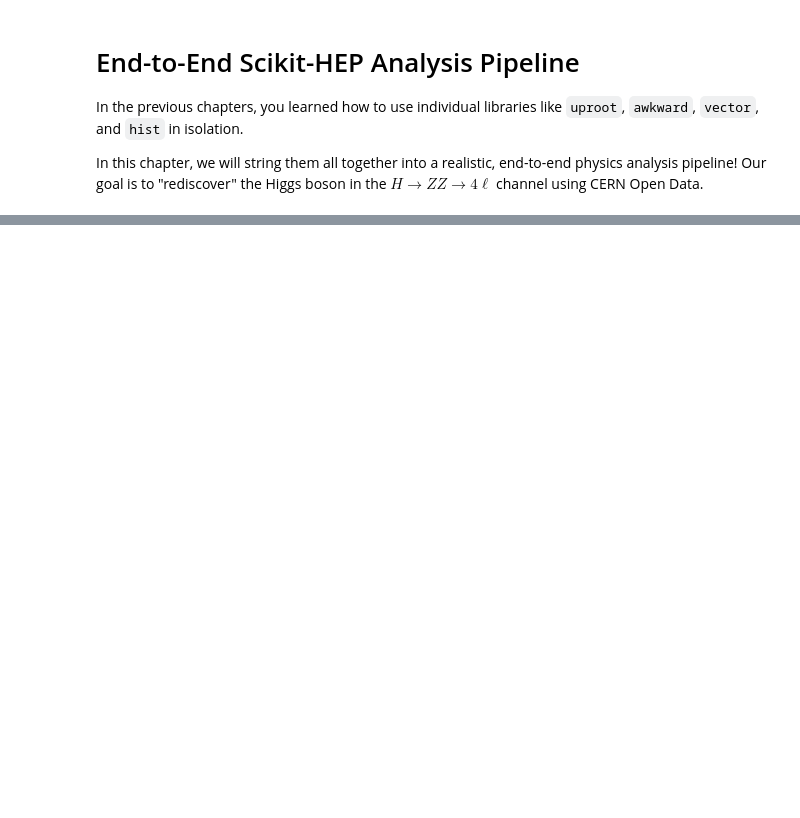
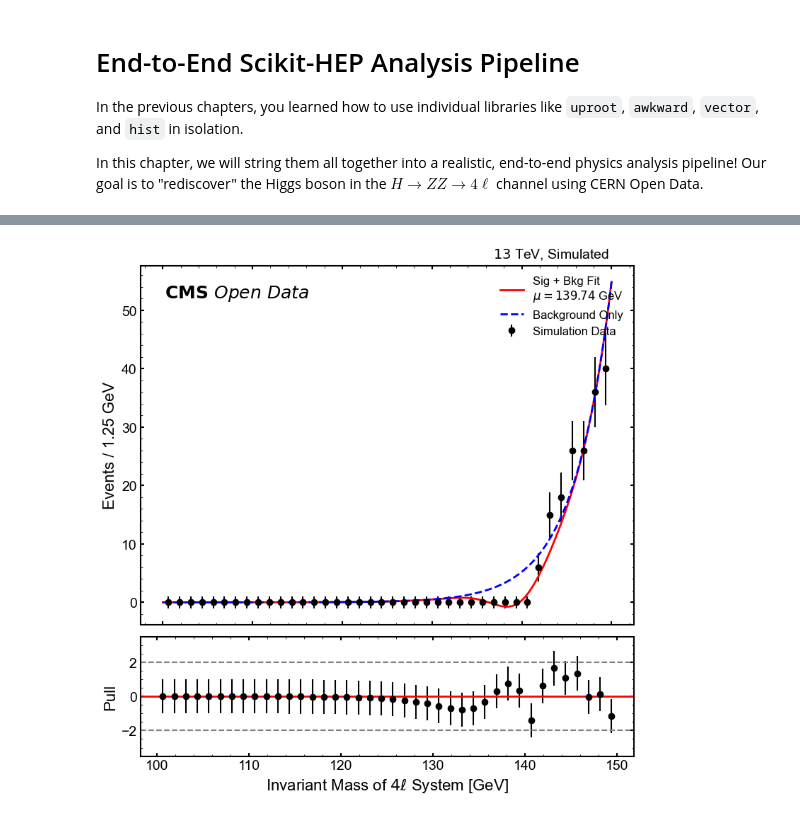
Before and after one commit to hsf-training/hsf-training-scikit-hep-webpage, a Jupyter notebook: skhep-tutorial/08-end-to-end-analysis.ipynb, the cells around one changed output, grey strips where cells are left out. Drawn from its saved outputs; the diff is of its cells as text; code cells hidden in the pictures; blank space fills up the shorter version.

Commit message:
Optimize end-to-end tutorial with realistic dataset, physical cuts, and CMS-style plot aesthetics

```diff
--- a/skhep-tutorial/08-end-to-end-analysis.ipynb
+++ b/skhep-tutorial/08-end-to-end-analysis.ipynb
@@ -54,0 +59,4 @@ print(f"Events passing charge conservation: {len(final_events)}")
+# %%
+muons = tree.arrays(["Muon_pt", "Muon_eta", "Muon_phi", "Muon_mass", "Muon_charge"])
+electrons = tree.arrays(["Electron_pt", "Electron_eta", "Electron_phi", "Electron_mass", "Electron_charge"])
+print(f"Total events loaded: {len(muons)}")
@@ -89,0 +113,14 @@ plt.show()
+# %%
+# Reconstruct the Higgs 4-momentum for each valid combination
+higgs_4mu = quads_4mu["0"]["0"] + quads_4mu["0"]["1"] + quads_4mu["1"]["0"] + quads_4mu["1"]["1"]
+higgs_4e = quads_4e["0"]["0"] + quads_4e["0"]["1"] + quads_4e["1"]["0"] + quads_4e["1"]["1"]
+higgs_2e2mu = quads_2e2mu["0"]["0"] + quads_2e2mu["0"]["1"] + quads_2e2mu["1"]["0"] + quads_2e2mu["1"]["1"]
+
+# Extract the invariant masses
+mass_4mu = ak.flatten(higgs_4mu.mass)
+mass_4e = ak.flatten(higgs_4e.mass)
+mass_2e2mu = ak.flatten(higgs_2e2mu.mass)
+
+# Combine all masses into a single numpy array for plotting
+all_higgs_masses = np.concatenate([mass_4mu, mass_4e, mass_2e2mu])
+print(f"Total Higgs candidates after Z-mass cuts: {len(all_higgs_masses)}")
@@ -90 +132,65 @@ plt.show()
+# %%
+# Create a histogram from 100 to 150 GeV
+h = hist.Hist.new.Reg(40, 100, 150, name="mass", label=r"$m_{4\ell}$ [GeV]").Double()
+h.fill(all_higgs_masses)
+
+# Extract bin centers and contents
+centers = h.axes[0].centers
+counts = h.values()
+errors = np.sqrt(counts)
+errors[errors == 0] = 1 # Prevent division by zero
+
+# Define Signal + Background model
+def model(x, sig_amp, mean, stddev, bkg_amp, decay):
+    signal = sig_amp * np.exp(-((x - mean) / stddev)**2 / 2)
+    background = bkg_amp * np.exp(-decay * (x - 100))
+    return signal + background
+
+# Fit the histogram using scipy
+# Initial guesses: sig_amp, mean=125, stddev=2, bkg_amp, decay=0.01
+p0 = [np.max(counts)*0.8, 125, 2, np.max(counts)*0.2, 0.05]
+popt, pcov = curve_fit(model, centers, counts, sigma=errors, p0=p0, absolute_sigma=True)
+sig_amp, fit_mean, fit_stddev, bkg_amp, decay = popt
+
+# Calculate the pull (residuals)
+fit_values = model(centers, *popt)
+pull = (counts - fit_values) / errors
+
+# --- PUBLICATION QUALITY PLOTTING ---
+fig = plt.figure(figsize=(9, 9))
+gs = gridspec.GridSpec(2, 1, height_ratios=[3, 1], hspace=0.05)
+
+# Top Panel: Histogram & Fit
+ax1 = fig.add_subplot(gs[0])
+ax1.errorbar(centers, counts, yerr=errors, fmt='ko', label='Simulation Data')
+
+x_fit = np.linspace(100, 150, 400)
+ax1.plot(x_fit, model(x_fit, *popt), color="red", linewidth=2, label=f"Sig + Bkg Fit\n$\mu = {fit_mean:.2f}$ GeV")
+ax1.plot(x_fit, bkg_amp * np.exp(-decay * (x_fit - 100)), color="blue", linestyle="--", linewidth=2, label="Background Only")
+
+# CMS Text
+ax1.text(0.05, 0.95, r"$\bf{CMS}\ \it{Open\ Data}$", transform=ax1.transAxes, fontsize=18, va='top')
+ax1.text(0.95, 1.01, "$13$ TeV, Simulated", transform=ax1.transAxes, fontsize=14, ha='right', va='bottom')
+
+ax1.set_ylabel("Events / 1.25 GeV", fontsize=16)
+ax1.legend(loc="upper right", frameon=False)
+ax1.set_xticklabels([]) # Hide x labels for top plot
+ax1.minorticks_on()
+
+# Bottom Panel: Pulls
+ax2 = fig.add_subplot(gs[1])
+ax2.errorbar(centers, pull, yerr=1.0, fmt='ko')
+ax2.axhline(0, color='red', linestyle='-', linewidth=2)
+ax2.axhline(2, color='gray', linestyle='--')
+ax2.axhline(-2, color='gray', linestyle='--')
+
+ax2.set_xlabel(r"Invariant Mass of $4\ell$ System [GeV]", fontsize=16)
+ax2.set_ylabel("Pull", fontsize=16)
+ax2.set_ylim(-3.5, 3.5)
+ax2.minorticks_on()
+
+plt.savefig("higgs_mass_fit.png", dpi=300, bbox_inches="tight")
+plt.show()
+# %% [output]
+[figure, added]
 # %% [markdown]
```
Also changed, not shown: parts of 20 cells of this notebook, 1 other file.
